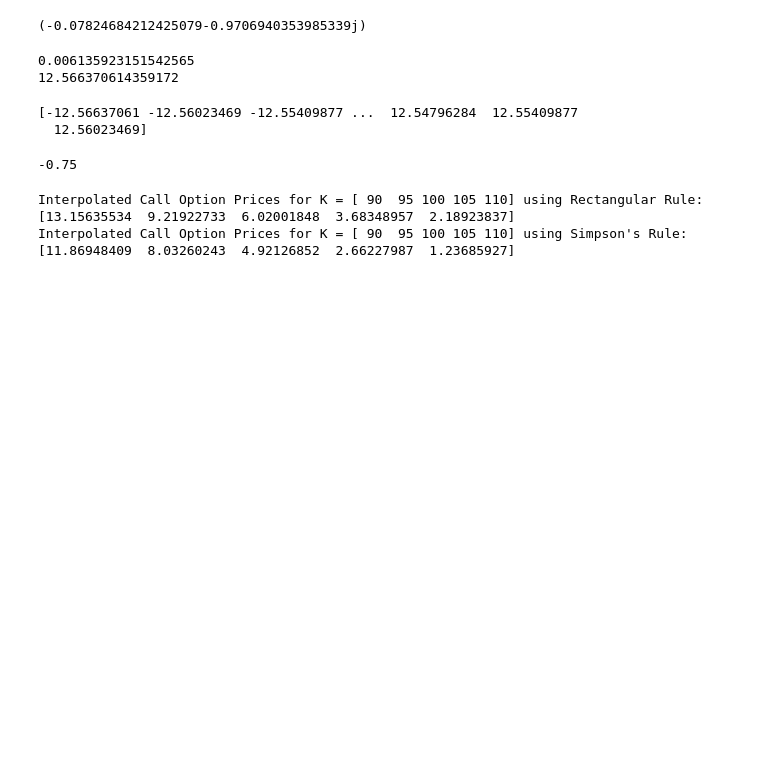
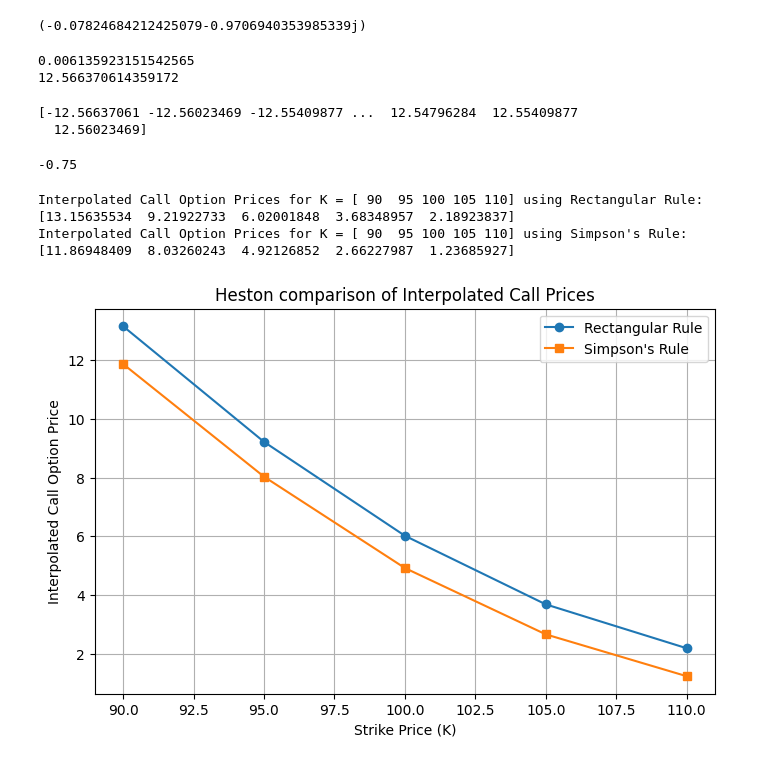
Before and after one commit to MichaelCarloH/Option-Pricing, a Jupyter notebook: Option pricing/Heston_pricing/Heston_FFT_pricing.ipynb, the cells around one changed output. Drawn from its saved outputs; the diff is of its cells as text; code cells hidden in the pictures; blank space fills up the shorter version.

```diff
--- a/Option pricing/Heston_pricing/Heston_FFT_pricing.ipynb
+++ b/Option pricing/Heston_pricing/Heston_FFT_pricing.ipynb
@@ -137,22 +137,24 @@ Interpolated Call Option Prices for K = [ 90  95 100 105 110] using Simpson's Ru
 # %%
 # Strike prices
 K = np.array([90, 95, 100, 105, 110])
 
 # Interpolated Call Option Prices
 rectangular_prices = np.array([13.15635534, 9.21922733, 6.02001848, 3.68348957, 2.18923837])
 simpsons_prices = np.array([11.86948409, 8.03260243, 4.92126852, 2.66227987, 1.23685927])
 
 # Plot the results
 plt.figure(figsize=(8, 5))
 plt.plot(K, rectangular_prices, 'o-', label="Rectangular Rule", markersize=6)
 plt.plot(K, simpsons_prices, 's-', label="Simpson's Rule", markersize=6)
 
 # Labels and title
 plt.xlabel("Strike Price (K)")
 plt.ylabel("Interpolated Call Option Price")
-plt.title("Comparison of Interpolated Call Prices")
+plt.title("Heston comparison of Interpolated Call Prices")
 plt.legend()
 plt.grid(True)
 
 # Show the plot
 plt.show()
+# %% [output]
+[figure, added]
```
Also changed, not shown: 4 other files.
